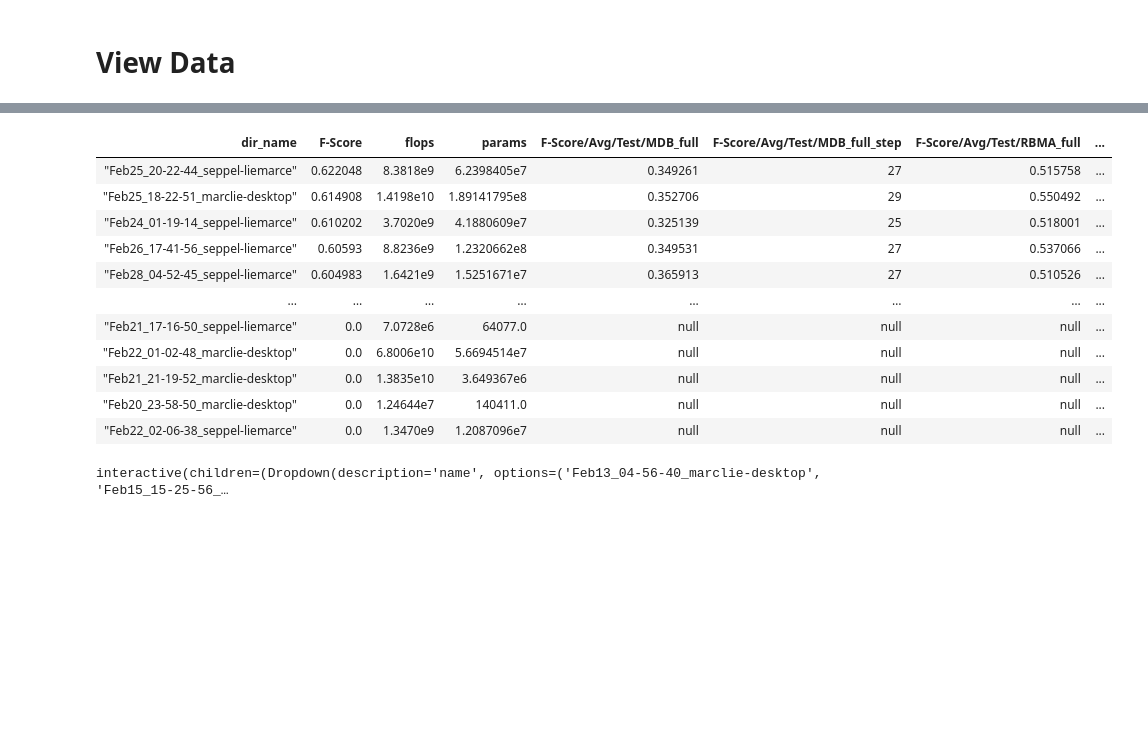
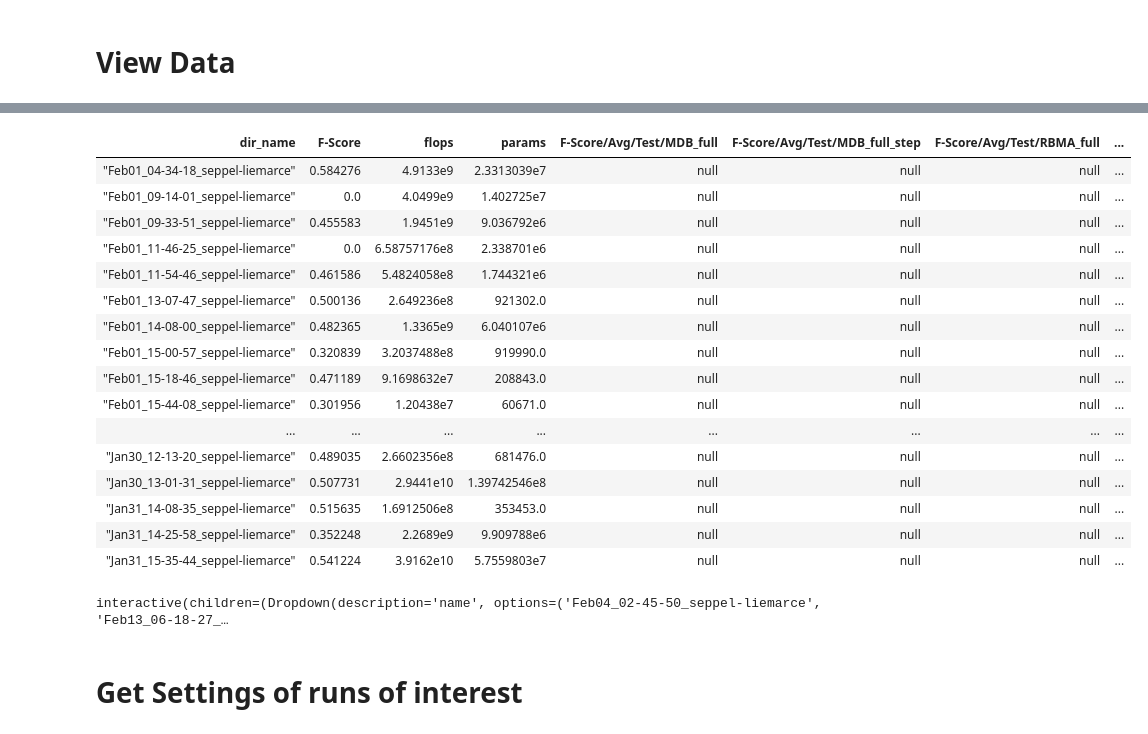
Before and after one commit to MarcelLieb/Automatic-Drum-Transcription, a Jupyter notebook: evaluate_experiments.ipynb, the cells around one changed output, grey strips where cells are left out. Drawn from its saved outputs; the diff is of its cells as text; code cells hidden in the pictures; blank space fills up the shorter version.

```diff
--- a/evaluate_experiments.ipynb
+++ b/evaluate_experiments.ipynb
@@ -615,21 +637,26 @@ interactive(children=(Dropdown(description='Model Type: ', options=('cnn_attenti
 # %%
-model_settings
+model_settings.sort("dir_name")
 # %% [output]
 | dir_name | F-Score | flops | params | F-Score/Avg/Test/MDB_full | F-Score/Avg/Test/MDB_full_step | F-Score/Avg/Test/RBMA_full | ... |
-| "Feb25_20-22-44_seppel-liemarce" | 0.622048 | 8.3818e9 | 6.2398405e7 | 0.349261 | 27 | 0.515758 | ... |
-| "Feb25_18-22-51_marclie-desktop" | 0.614908 | 1.4198e10 | 1.89141795e8 | 0.352706 | 29 | 0.550492 | ... |
-| "Feb24_01-19-14_seppel-liemarce" | 0.610202 | 3.7020e9 | 4.1880609e7 | 0.325139 | 25 | 0.518001 | ... |
-| "Feb26_17-41-56_seppel-liemarce" | 0.60593 | 8.8236e9 | 1.2320662e8 | 0.349531 | 27 | 0.537066 | ... |
-| "Feb28_04-52-45_seppel-liemarce" | 0.604983 | 1.6421e9 | 1.5251671e7 | 0.365913 | 27 | 0.510526 | ... |
-| … | … | … | … | … | … | … | ... |
-| "Feb21_17-16-50_seppel-liemarce" | 0.0 | 7.0728e6 | 64077.0 | null | null | null | ... |
-| "Feb22_01-02-48_marclie-desktop" | 0.0 | 6.8006e10 | 5.6694514e7 | null | null | null | ... |
-| "Feb21_21-19-52_marclie-desktop" | 0.0 | 1.3835e10 | 3.649367e6 | null | null | null | ... |
-| "Feb20_23-58-50_marclie-desktop" | 0.0 | 1.24644e7 | 140411.0 | null | null | null | ... |
-| "Feb22_02-06-38_seppel-liemarce" | 0.0 | 1.3470e9 | 1.2087096e7 | null | null | null | ... |
+| "Feb01_04-34-18_seppel-liemarce" | 0.584276 | 4.9133e9 | 2.3313039e7 | null | null | null | ... |
+| "Feb01_09-14-01_seppel-liemarce" | 0.0 | 4.0499e9 | 1.402725e7 | null | null | null | ... |
+| "Feb01_09-33-51_seppel-liemarce" | 0.455583 | 1.9451e9 | 9.036792e6 | null | null | null | ... |
+| "Feb01_11-46-25_seppel-liemarce" | 0.0 | 6.58757176e8 | 2.338701e6 | null | null | null | ... |
+| "Feb01_11-54-46_seppel-liemarce" | 0.461586 | 5.4824058e8 | 1.744321e6 | null | null | null | ... |
+| "Feb01_13-07-47_seppel-liemarce" | 0.500136 | 2.649236e8 | 921302.0 | null | null | null | ... |
+| "Feb01_14-08-00_seppel-liemarce" | 0.482365 | 1.3365e9 | 6.040107e6 | null | null | null | ... |
+| "Feb01_15-00-57_seppel-liemarce" | 0.320839 | 3.2037488e8 | 919990.0 | null | null | null | ... |
+| "Feb01_15-18-46_seppel-liemarce" | 0.471189 | 9.1698632e7 | 208843.0 | null | null | null | ... |
+| "Feb01_15-44-08_seppel-liemarce" | 0.301956 | 1.20438e7 | 60671.0 | null | null | null | ... |
+| ... | ... | ... | ... | ... | ... | ... | ... |
+| "Jan30_12-13-20_seppel-liemarce" | 0.489035 | 2.6602356e8 | 681476.0 | null | null | null | ... |
+| "Jan30_13-01-31_seppel-liemarce" | 0.507731 | 2.9441e10 | 1.39742546e8 | null | null | null | ... |
+| "Jan31_14-08-35_seppel-liemarce" | 0.515635 | 1.6912506e8 | 353453.0 | null | null | null | ... |
+| "Jan31_14-25-58_seppel-liemarce" | 0.352248 | 2.2689e9 | 9.909788e6 | null | null | null | ... |
+| "Jan31_15-35-44_seppel-liemarce" | 0.541224 | 3.9162e10 | 5.7559803e7 | null | null | null | ... |
 # %%
-%matplotlib inline
-selectable_range = 10
+selectable_range = 20
+
 
 run_options = model_settings.head(selectable_range).select("dir_name").to_series().to_list()
 run_selector = widgets.Dropdown(options=run_options, value=run_options[0])
@@ -639,9 +666,14 @@ run = run_options[0]
 @lru_cache
 def get_run(name: str):
     settings = model_settings.filter(pl.col("dir_name") == name)
-    row1 = settings.select(pl.col(*settings.columns[:4], "dataset_version"))
-    row2 = settings.select(cs.contains("/") & cs.contains("core") & ~cs.contains("_step"))
-    row3 = settings.select(cs.contains("/") & cs.contains("core") & cs.contains("_step"))
+    settings = drop_columns_that_are_all_null(settings)
+    model_params = sorted(set([param for typ in [int, float, str, bool] for param in get_columns_with_type(typ, True)]) & set(settings.columns))
+    rows = [
+        settings.select(pl.col(*settings.columns[:4], "dataset_version")),
+        settings.select(cs.contains("/") & cs.contains("core") & ~cs.contains("_step")),
+        settings.select(cs.contains("/") & cs.contains("core") & cs.contains("_step")),
+        settings.select(pl.col(model_params)),
+    ]
 
     values = scalars.lazy().filter(pl.col("dir_name") == name).sort("step")
     losses = values.select(pl.col("step"), cs.by_dtype(pl.Float64) & cs.contains("oss")).collect()
@@ -667,16 +699,16 @@ def get_run(name: str):
             .with_columns(pl.col("type", "split", "tag").fill_null(pl.col("split")))
             .collect()
     )
-    return row1, row2, row3, losses, f_scores
+    return rows, losses, f_scores
 
 def plot_run(name: str):
     global run
     run = name
+    step_selector.max = scalars.filter(pl.col("dir_name") == run).select(pl.col("step").max()).collect().to_series()[0]
 
-    row1, row2, row3, losses, f_scores = get_run(name)
-    print(row1)
-    print(row2)
-    print(row3)
+    rows, losses, f_scores = get_run(name)
+    for row in rows:
+        print(row)
 
     fig, ax = plt.subplots(figsize=(15, 6), ncols=2)
     sns.lineplot(data=losses, x="step", y="value", hue="tag", ax=ax[0], style="split")
@@ -690,6 +722,7 @@ def plot_run(name: str):
     ax[1].set_xlabel("Step")
     ax[1].set_ylabel("F-Score")
     ax[1].set_ylim(0, 1)
+    ax[1].set_yticks(np.arange(0, 1.1, 0.1))
 
     plt.show()
 
@@ -747,7 +780,8 @@ max_step = scalars.filter(pl.col("dir_name") == run).select(pl.col("step").max()
 step_selector = widgets.IntSlider(min=0, max=max_step)
 
 def update_max_steps(*args):
-    step_selector.max = scalars.filter(pl.col("dir_name") == run).select(pl.max("step")).collect().to_series()[0]
+    step_selector.max = scalars.filter(pl.col("dir_name") == run).select(pl.col("step").max()).collect().to_series()[0]
+model_selector.observe(update_max_steps, "value")
 run_selector.observe(update_max_steps, "value")
 
 def plot_all(name: str, step: int):
@@ -758,8 +792,10 @@ def plot_all(name: str, step: int):
 
 run_plot = widgets.interactive(plot_all, name=run_selector, step=step_selector)
 output = run_plot.children[-1]
-output.layout.height = '2000px'
+output.layout.height = '2400px'
 
 run_plot
 # %% [output]
-interactive(children=(Dropdown(description='name', options=('Feb13_04-56-40_marclie-desktop', 'Feb15_15-25-56_…
+interactive(children=(Dropdown(description='name', options=('Feb04_02-45-50_seppel-liemarce', 'Feb13_06-18-27_…
+# %% [markdown]
+# Get Settings of runs of interest
```
Also changed, not shown: parts of 24 cells of this notebook, 1 other file.
